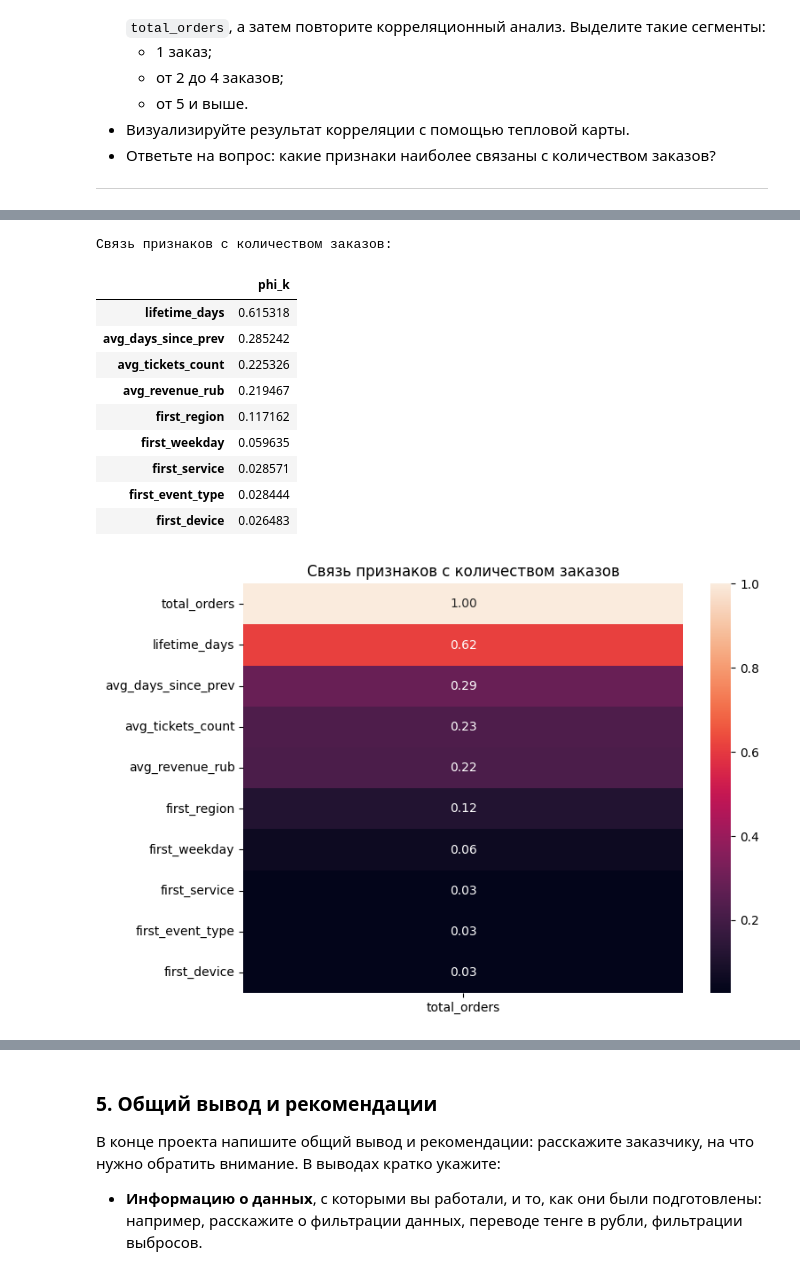
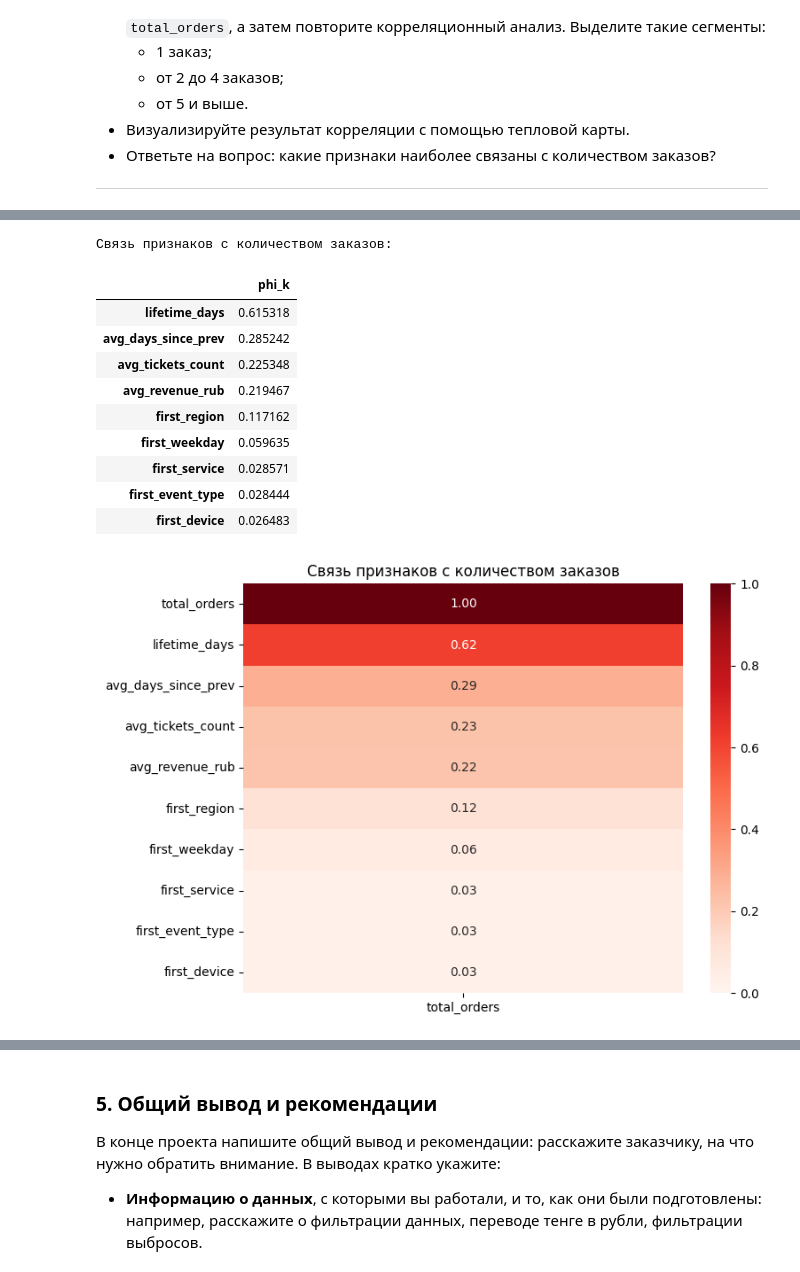
Before and after one commit to Shotta-dot/afisha_project, a Jupyter notebook: afisha_analysis.ipynb, the cells around one changed output, grey strips where cells are left out. Drawn from its saved outputs; the diff is of its cells as text; code cells hidden in the pictures.

```diff
--- a/afisha_analysis.ipynb
+++ b/afisha_analysis.ipynb
@@ -534,0 +655,37 @@ Name: count, dtype: int64
+# %%
+# Проверяем все исходные характеристики, кроме ID заказа
+dedup_cols = [
+    'user_id',
+    'device_type_canonical',
+    'order_dt',
+    'order_ts',
+    'currency_code',
+    'revenue',
+    'tickets_count',
+    'event_id',
+    'service_name',
+    'event_type_main',
+    'region_name',
+    'city_name'
+]
+
+rows_before_dedup = len(df)
+
+df = (
+    df.sort_values(['user_id', 'order_ts', 'order_id'])
+      .drop_duplicates(subset=dedup_cols, keep='first')
+      .copy()
+)
+
+print('Удалено вероятных дублей:', rows_before_dedup - len(df))
+print('Осталось строк:', len(df))
+print('Осталось дублей по выбранным полям:',
+      df.duplicated(subset=dedup_cols).sum())
+
+# Обновляем интервалы после удаления повторных записей
+df['days_since_prev'] = (
+    df.groupby('user_id')['order_dt']
+      .diff()
+      .dt.days
+      .astype('Int16')
+)
@@ -2127,37 +2260,40 @@ total_orders_corr = (
     .sort_values(ascending=False)
 )
 
 print('Связь признаков с количеством заказов:')
 display(
     total_orders_corr.to_frame('phi_k')
 )
 
 plt.figure(figsize=(8, 6))
 
 sns.heatmap(
     phik_matrix[['total_orders']].sort_values(
         'total_orders',
         ascending=False
     ),
-    annot=True,
-    fmt='.2f'
+       annot=True,
+    fmt='.2f',
+    cmap='Reds',
+    vmin=0,
+    vmax=1
 )
 
 plt.title('Связь признаков с количеством заказов')
 plt.show()
 # %% [output]
 Связь признаков с количеством заказов:
 |  | phi_k |
 | lifetime_days | 0.615318 |
 | avg_days_since_prev | 0.285242 |
-| avg_tickets_count | 0.225326 |
+| avg_tickets_count | 0.225348 |
 | avg_revenue_rub | 0.219467 |
 | first_region | 0.117162 |
 | first_weekday | 0.059635 |
 | first_service | 0.028571 |
 | first_event_type | 0.028444 |
 | first_device | 0.026483 |
-[figure, old version]
+[figure, new version]
 # %%
 user_profile['orders_group'] = pd.cut(
     user_profile['total_orders'],
```
Also changed, not shown: parts of 67 cells of this notebook.
